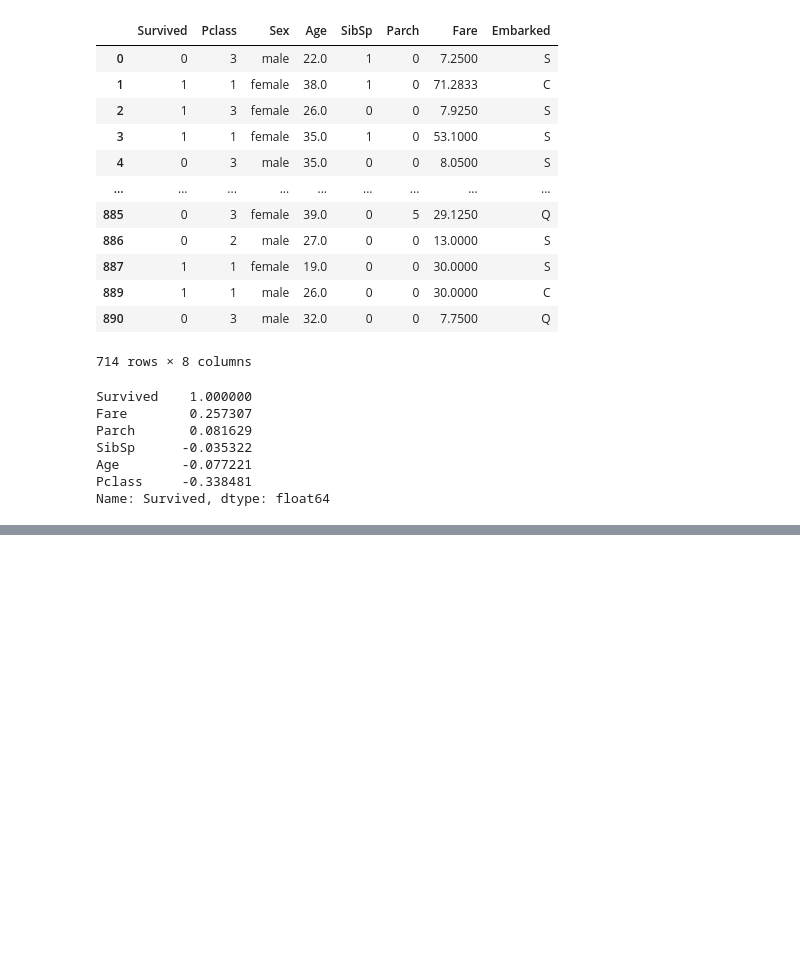
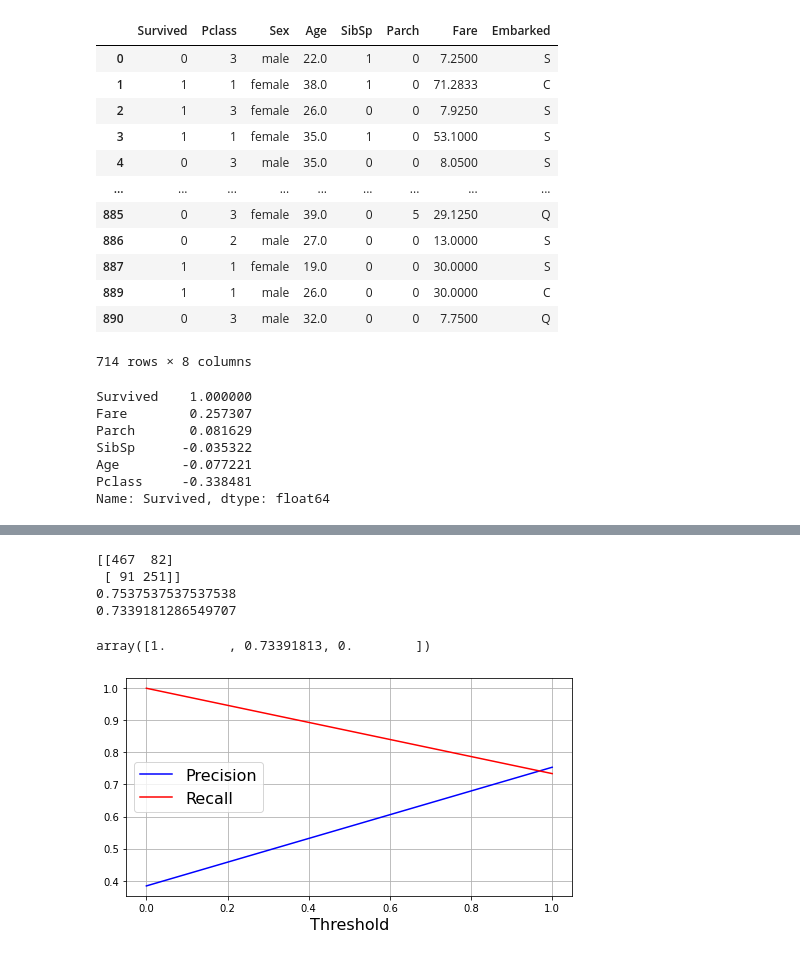
Before and after one commit to maciejolszanski/ML_basics, a Jupyter notebook: 04_Titanic.ipynb, the cells around one changed output, grey strips where cells are left out. Drawn from its saved outputs; the diff is of its cells as text; code cells hidden in the pictures; blank space fills up the shorter version.

Commit message:
titanic completed with 77.272% accuracy

```diff
--- a/04_Titanic.ipynb
+++ b/04_Titanic.ipynb
@@ -232,0 +248,17 @@ array([[ 0.82737724, -0.56573646,  0.43279337, ...,  0.        ,
+# %%
+from sklearn.linear_model import SGDClassifier
+from sklearn.model_selection import cross_val_predict, cross_val_score
+from scipy.stats import reciprocal
+from sklearn.model_selection import RandomizedSearchCV
+
+sgd_clf = SGDClassifier()
+rand_params = {
+    'loss': ['hinge', 'log', 'modified_huber'],
+    'penalty': ['l2', 'l1', 'elasticnet'],
+    'alpha': reciprocal(0.0001, 0.001),
+}
+
+sgd_rand = RandomizedSearchCV(sgd_clf, rand_params, n_iter=100,
+                              scoring='accuracy', cv=5, return_train_score=True)
+
+sgd_rand.fit(X_train_prepared, y_train)
@@ -232,0 +272,4 @@ array([[ 0.82737724, -0.56573646,  0.43279337, ...,  0.        ,
+# %%
+sgd_clf = sgd_rand.best_estimator_
+# %%
+y_predictions = sgd_clf.predict(X_train_prepared)
@@ -232,0 +279,22 @@ array([[ 0.82737724, -0.56573646,  0.43279337, ...,  0.        ,
+# %%
+from sklearn.metrics import confusion_matrix, precision_score, recall_score
+from sklearn.metrics import precision_recall_curve
+
+print(confusion_matrix(y_train, y_predictions))
+print(precision_score(y_train, y_predictions))
+print(recall_score(y_train, y_predictions))
+# %% [output]
+[[467  82]
+ [ 91 251]]
+0.7537537537537538
+0.7339181286549707
+# %%
+precisions, recalls, thresholds = precision_recall_curve(y_train, y_predictions)
+recalls
+# %% [output]
+array([1.        , 0.73391813, 0.        ])
+# %%
+plt.figure(figsize=(8, 4))
+plot_prec_rec_thres(precisions, recalls, thresholds)
+# %% [output]
+[figure, added]
```
Also changed, not shown: parts of 34 cells of this notebook, 2 other files.
